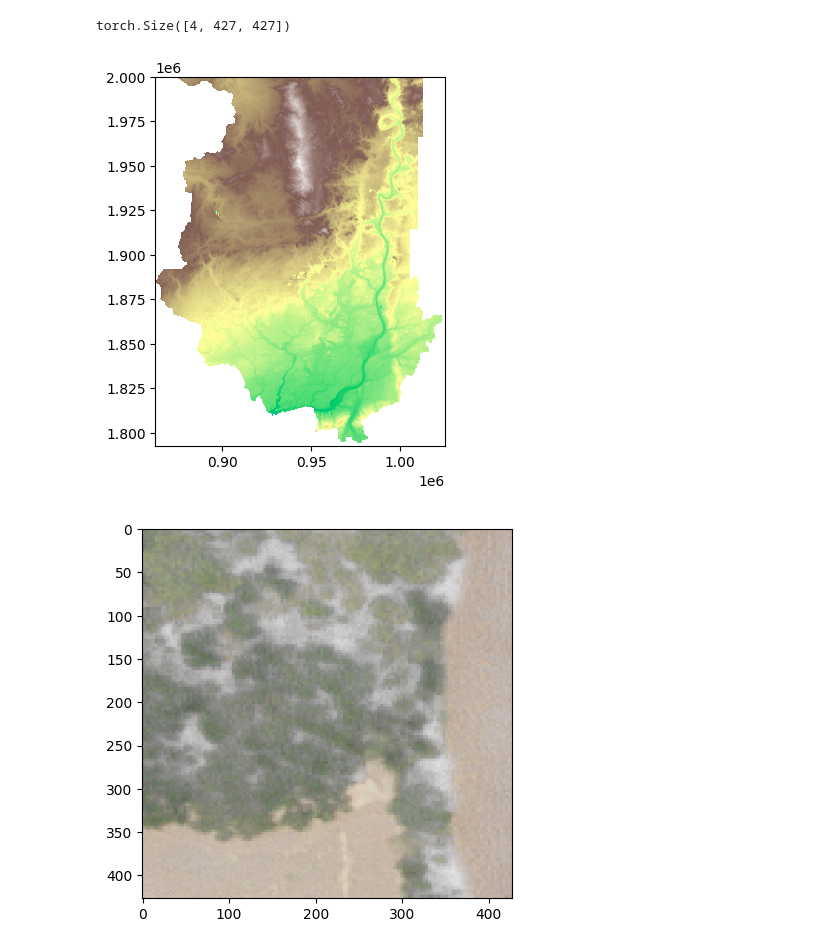
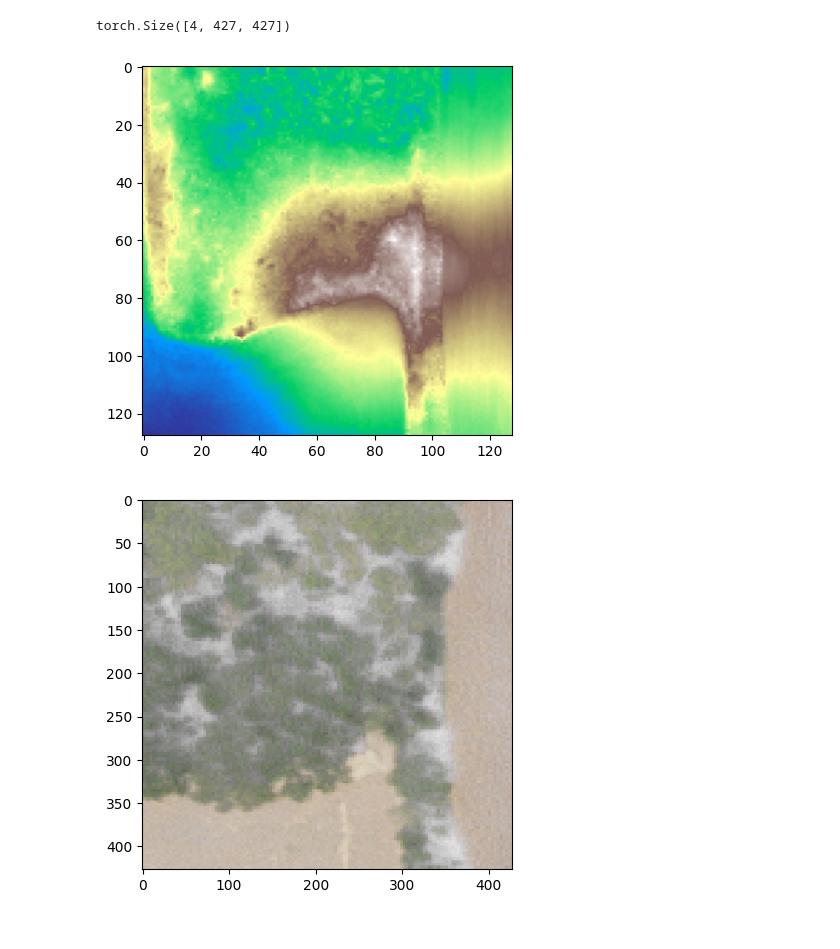
Before and after one commit to dsi-clinic/CMAP, a Jupyter notebook: exploratory-analysis-cleaned.ipynb, the cells around one changed output. Cells and saved outputs as stored; diff of their text form; code cells hidden in the pictures.

Commit message:
added corresponding plots but need help with plotting from the class itself v2

```diff
--- a/exploratory-analysis-cleaned.ipynb
+++ b/exploratory-analysis-cleaned.ipynb
@@ -327,12 +327,12 @@ torch.Size([4, 427, 427])
 # %%
 #plotting the sample dem image using just rasterio
 with rasterio.open(KC_DEM_ROOT+'/Kane2017BE.tif') as src:
     bbox=(first_item.minx,first_item.miny,first_item.maxx,first_item.maxy)
     window=src.window(*bbox)
     subset=src.read(1,window=window)
-    show(src,cmap='terrain')
+    show(subset,cmap='terrain')
 # %% [output]
-[figure, old version]
+[figure, new version]
 # %%
 #plotting the sample naip image
 image=naip_dataset[first_item]['image']
```
